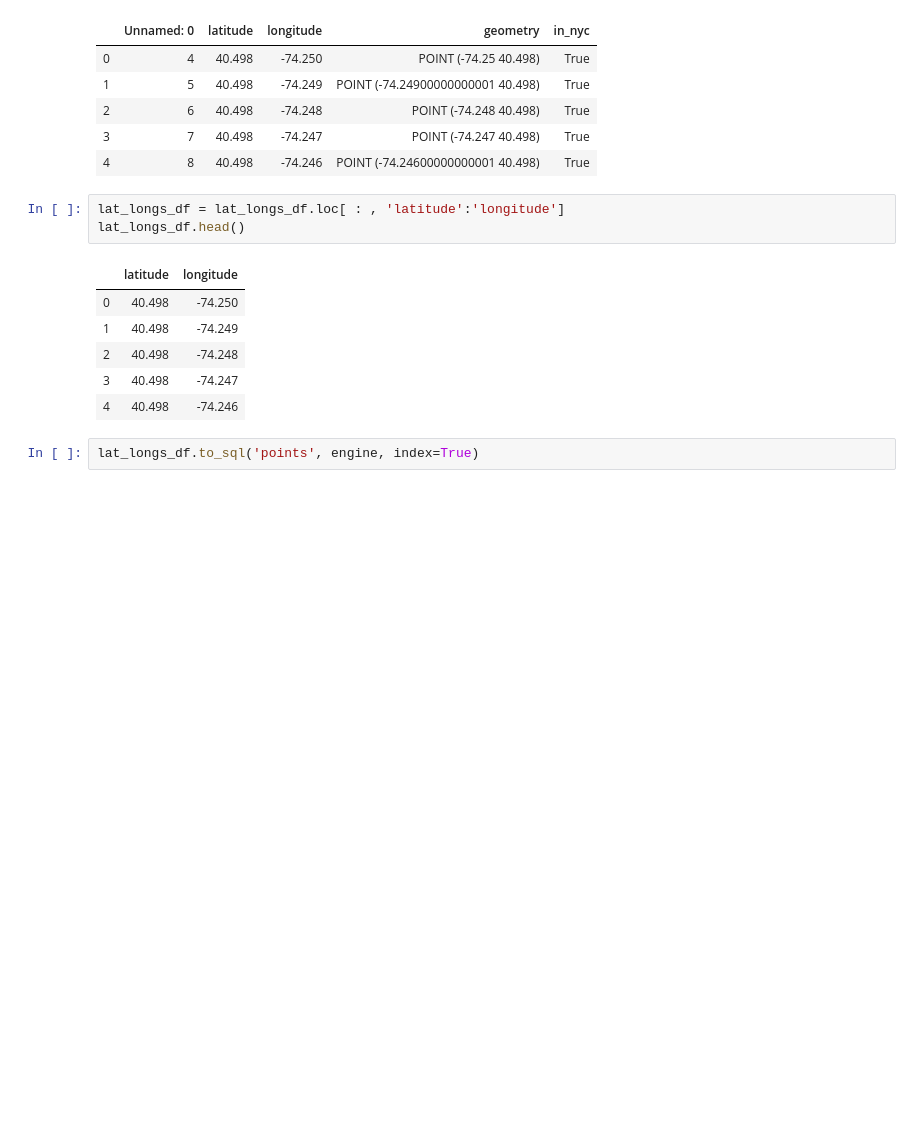
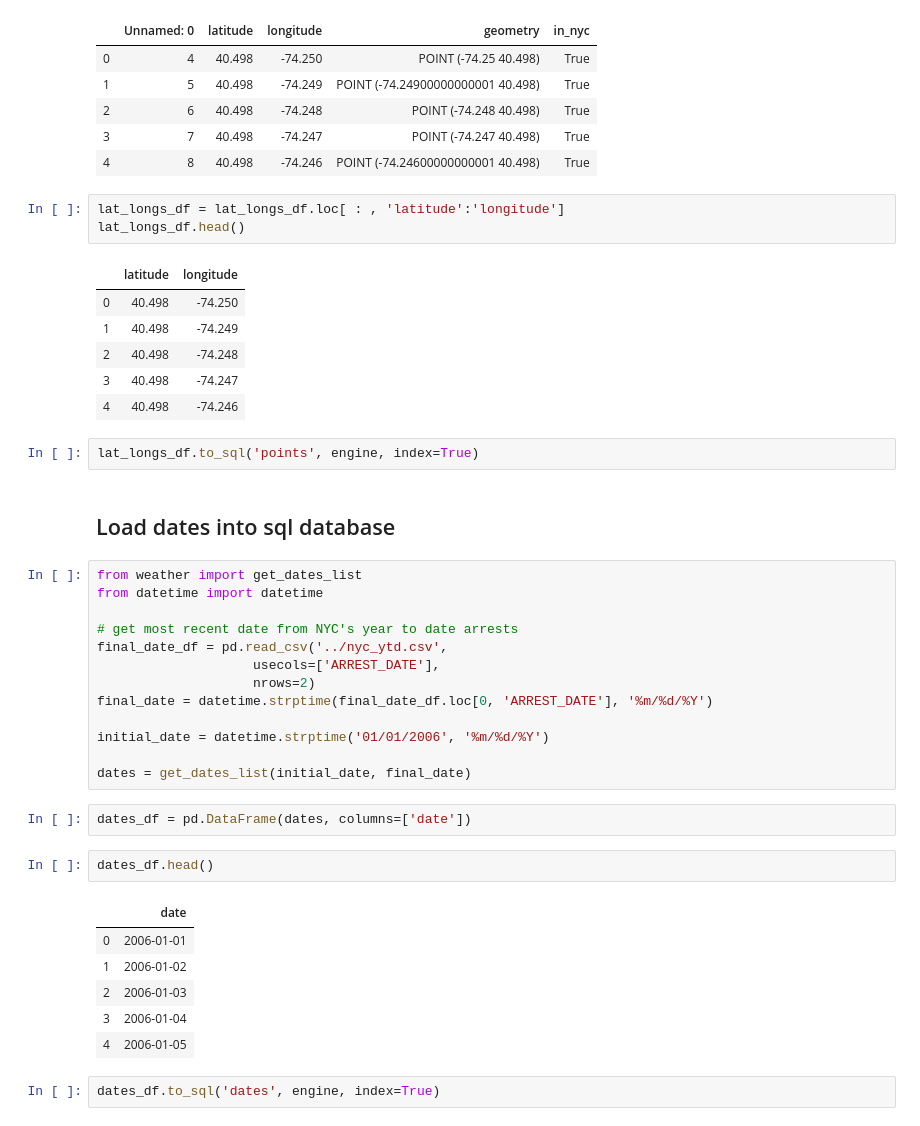
Before and after one commit to allisonhonold/walk_risk_engine, a Jupyter notebook: explore.ipynb, the cells around one changed output. Saved outputs shown, nothing was run; the diff lists cells and outputs as text; blank space fills up the shorter version.

Commit message:
add dates table to sql database

```diff
--- a/explore.ipynb
+++ b/explore.ipynb
@@ -191,3 +191,31 @@ lat_longs_df.head()
 | 4 | 40.498 | -74.246 |
 # %%
 lat_longs_df.to_sql('points', engine, index=True)
+# %% [markdown]
+## Load dates into sql database
+# %%
+from weather import get_dates_list
+from datetime import datetime
+
+# get most recent date from NYC's year to date arrests
+final_date_df = pd.read_csv('../nyc_ytd.csv',
+                    usecols=['ARREST_DATE'],
+                    nrows=2)
+final_date = datetime.strptime(final_date_df.loc[0, 'ARREST_DATE'], '%m/%d/%Y')
+
+initial_date = datetime.strptime('01/01/2006', '%m/%d/%Y')
+
+dates = get_dates_list(initial_date, final_date)
+# %%
+dates_df = pd.DataFrame(dates, columns=['date'])
+# %%
+dates_df.head()
+# %% [output]
+|  | date |
+| 0 | 2006-01-01 |
+| 1 | 2006-01-02 |
+| 2 | 2006-01-03 |
+| 3 | 2006-01-04 |
+| 4 | 2006-01-05 |
+# %%
+dates_df.to_sql('dates', engine, index=True)
```
Also changed, not shown: 3 other files.
